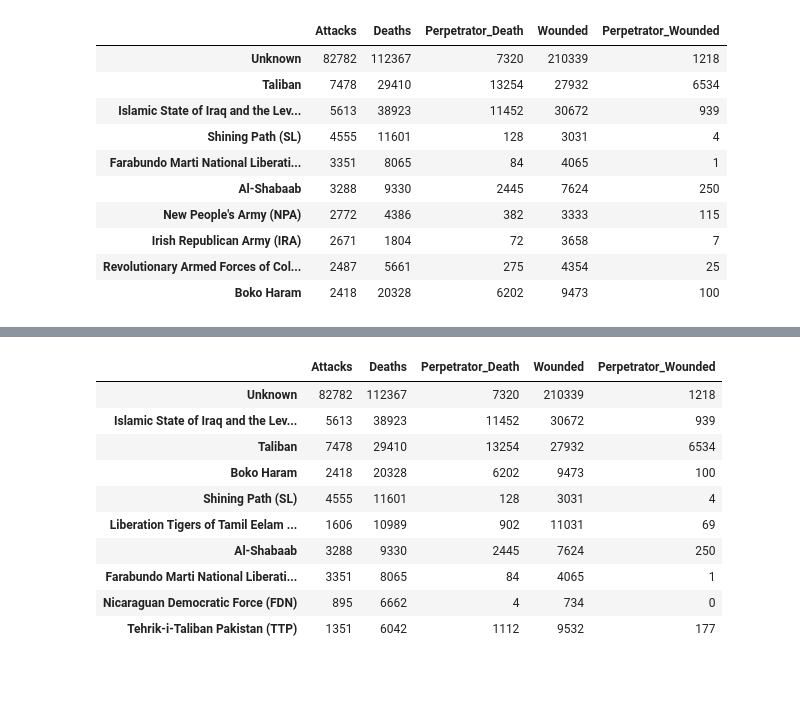
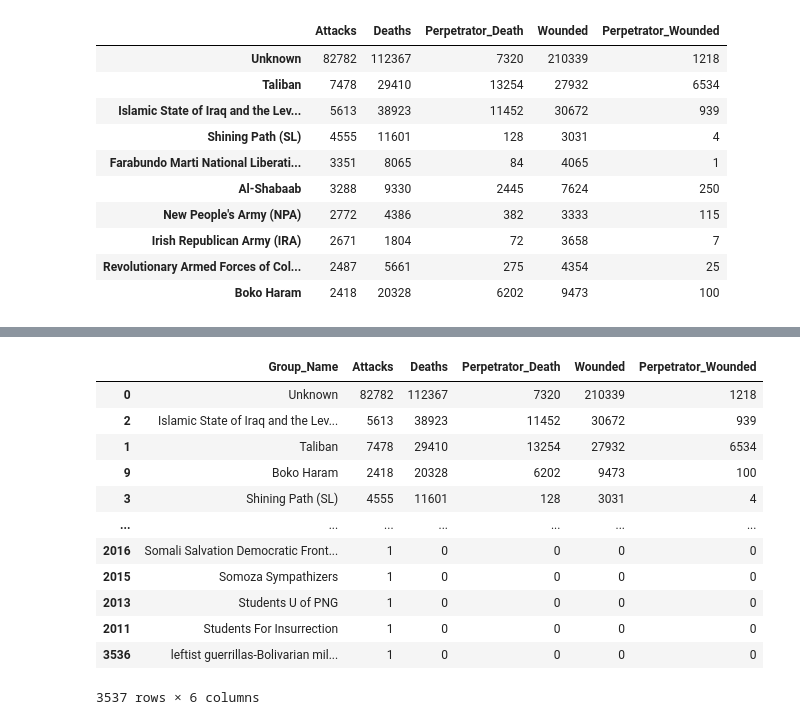
Before and after one commit to chvikas/global-terrorism-analysis, a Jupyter notebook: Global_Terrorism_Analysis_Capstone_Project.ipynb, the cells around one changed output, grey strips where cells are left out. Cells and saved outputs as stored; diff of their text form; code cells hidden in the pictures; blank space fills up the shorter version.

```diff
--- a/Global_Terrorism_Analysis_Capstone_Project.ipynb
+++ b/Global_Terrorism_Analysis_Capstone_Project.ipynb
@@ -524,15 +539,18 @@ plt.show()
-# %%
-# Horizontal Bar Graph to show total 'Deaths' by top-10 (including 'Unknown') organisation
-org_world_stat_df.sort_values(by='Deaths',ascending=False)[0:10]
-# %% [output]
-|  | Attacks | Deaths | Perpetrator_Death | Wounded | Perpetrator_Wounded |
-| Unknown | 82782 | 112367 | 7320 | 210339 | 1218 |
-| Islamic State of Iraq and the Lev... | 5613 | 38923 | 11452 | 30672 | 939 |
-| Taliban | 7478 | 29410 | 13254 | 27932 | 6534 |
-| Boko Haram | 2418 | 20328 | 6202 | 9473 | 100 |
-| Shining Path (SL) | 4555 | 11601 | 128 | 3031 | 4 |
-| Liberation Tigers of Tamil Eelam ... | 1606 | 10989 | 902 | 11031 | 69 |
-| Al-Shabaab | 3288 | 9330 | 2445 | 7624 | 250 |
-| Farabundo Marti National Liberati... | 3351 | 8065 | 84 | 4065 | 1 |
-| Nicaraguan Democratic Force (FDN) | 895 | 6662 | 4 | 734 | 0 |
-| Tehrik-i-Taliban Pakistan (TTP) | 1351 | 6042 | 1112 | 9532 | 177 |
+# %%
+# Creating a new DataFrame by sorting the 'org_df' on the basis of the number 'Deaths'
+org_df_2 = org_df.sort_values(by='Deaths', ascending=False)
+org_df_2
+# %% [output]
+|  | Group_Name | Attacks | Deaths | Perpetrator_Death | Wounded | Perpetrator_Wounded |
+| 0 | Unknown | 82782 | 112367 | 7320 | 210339 | 1218 |
+| 2 | Islamic State of Iraq and the Lev... | 5613 | 38923 | 11452 | 30672 | 939 |
+| 1 | Taliban | 7478 | 29410 | 13254 | 27932 | 6534 |
+| 9 | Boko Haram | 2418 | 20328 | 6202 | 9473 | 100 |
+| 3 | Shining Path (SL) | 4555 | 11601 | 128 | 3031 | 4 |
+| ... | ... | ... | ... | ... | ... | ... |
+| 2016 | Somali Salvation Democratic Front... | 1 | 0 | 0 | 0 | 0 |
+| 2015 | Somoza Sympathizers | 1 | 0 | 0 | 0 | 0 |
+| 2013 | Students U of PNG | 1 | 0 | 0 | 0 | 0 |
+| 2011 | Students For Insurrection | 1 | 0 | 0 | 0 | 0 |
+| 3536 | leftist guerrillas-Bolivarian mil... | 1 | 0 | 0 | 0 | 0 |
+3537 rows × 6 columns
```
Also changed, not shown: parts of 10 cells of this notebook.
